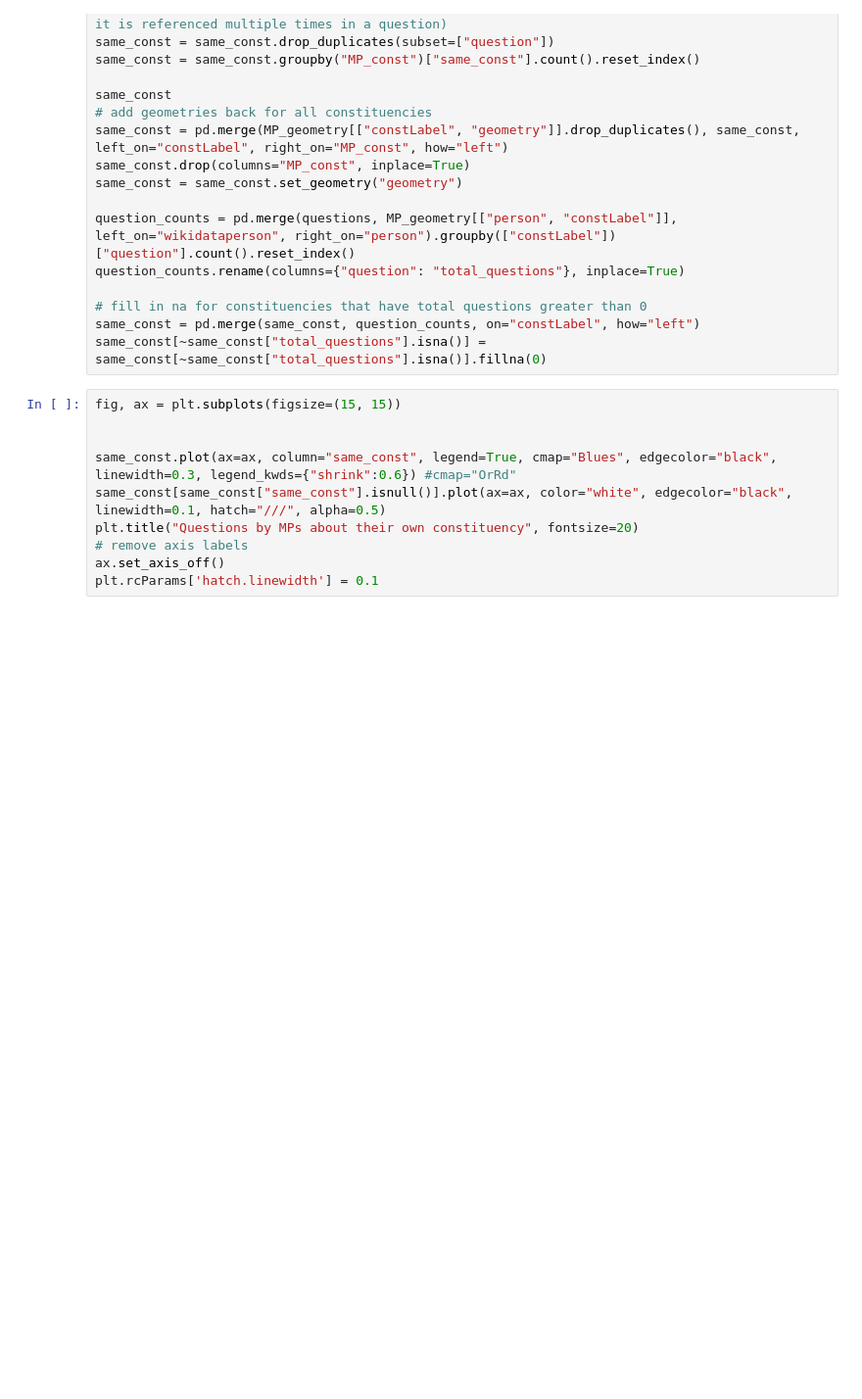
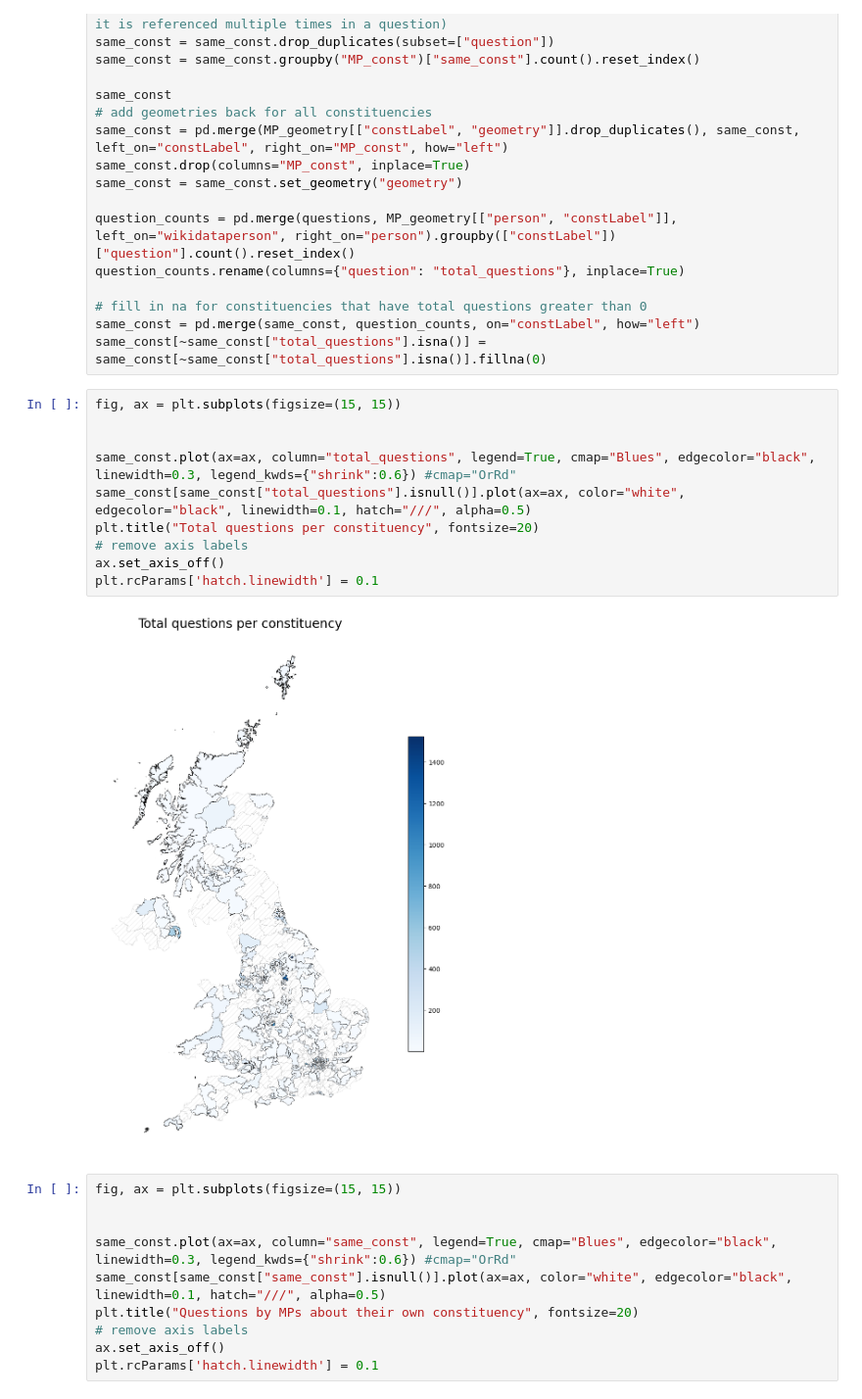
Before and after one commit to zapper-95/MP-Written-Question-Analysis, a Jupyter notebook: notebooks/4. const_visualisations.ipynb, the cells around one changed output. Shown at 98% size. Drawn from its saved outputs; the diff is of its cells as text; blank space fills up the shorter version.

```diff
--- a/notebooks/4. const_visualisations.ipynb
+++ b/notebooks/4. const_visualisations.ipynb
@@ -305,6 +212,18 @@ question_counts.rename(columns={"question": "total_questions"}, inplace=True)
 # fill in na for constituencies that have total questions greater than 0
 same_const = pd.merge(same_const, question_counts, on="constLabel", how="left")
 same_const[~same_const["total_questions"].isna()] = same_const[~same_const["total_questions"].isna()].fillna(0)
+# %%
+fig, ax = plt.subplots(figsize=(15, 15))
+
+
+same_const.plot(ax=ax, column="total_questions", legend=True, cmap="Blues", edgecolor="black", linewidth=0.3, legend_kwds={"shrink":0.6}) #cmap="OrRd"
+same_const[same_const["total_questions"].isnull()].plot(ax=ax, color="white", edgecolor="black", linewidth=0.1, hatch="///", alpha=0.5)
+plt.title("Total questions per constituency", fontsize=20)
+# remove axis labels
+ax.set_axis_off()
+plt.rcParams['hatch.linewidth'] = 0.1
+# %% [output]
+[figure, added]
 # %%
 fig, ax = plt.subplots(figsize=(15, 15))
 
```
Also changed, not shown: parts of 11 cells of this notebook.
